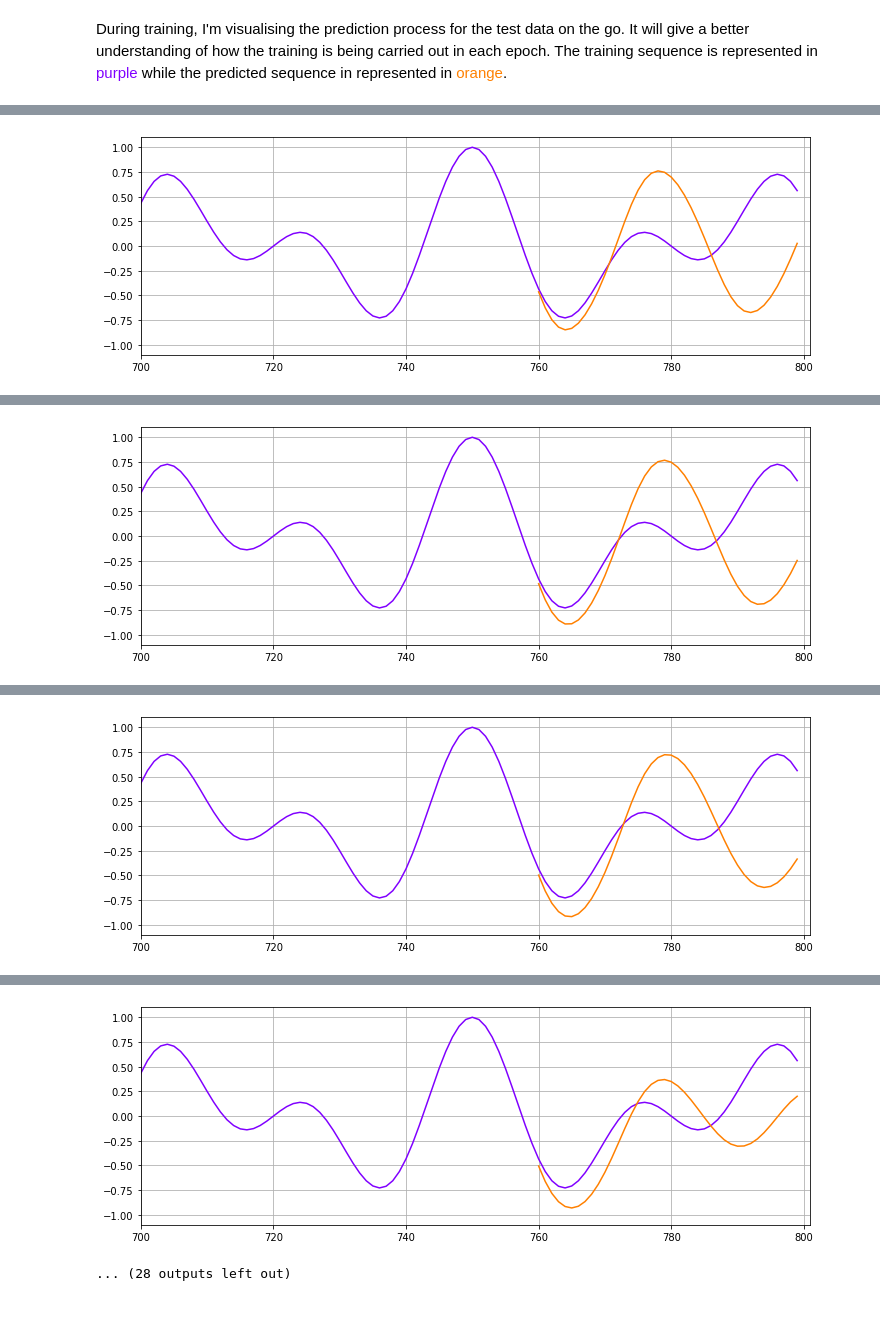
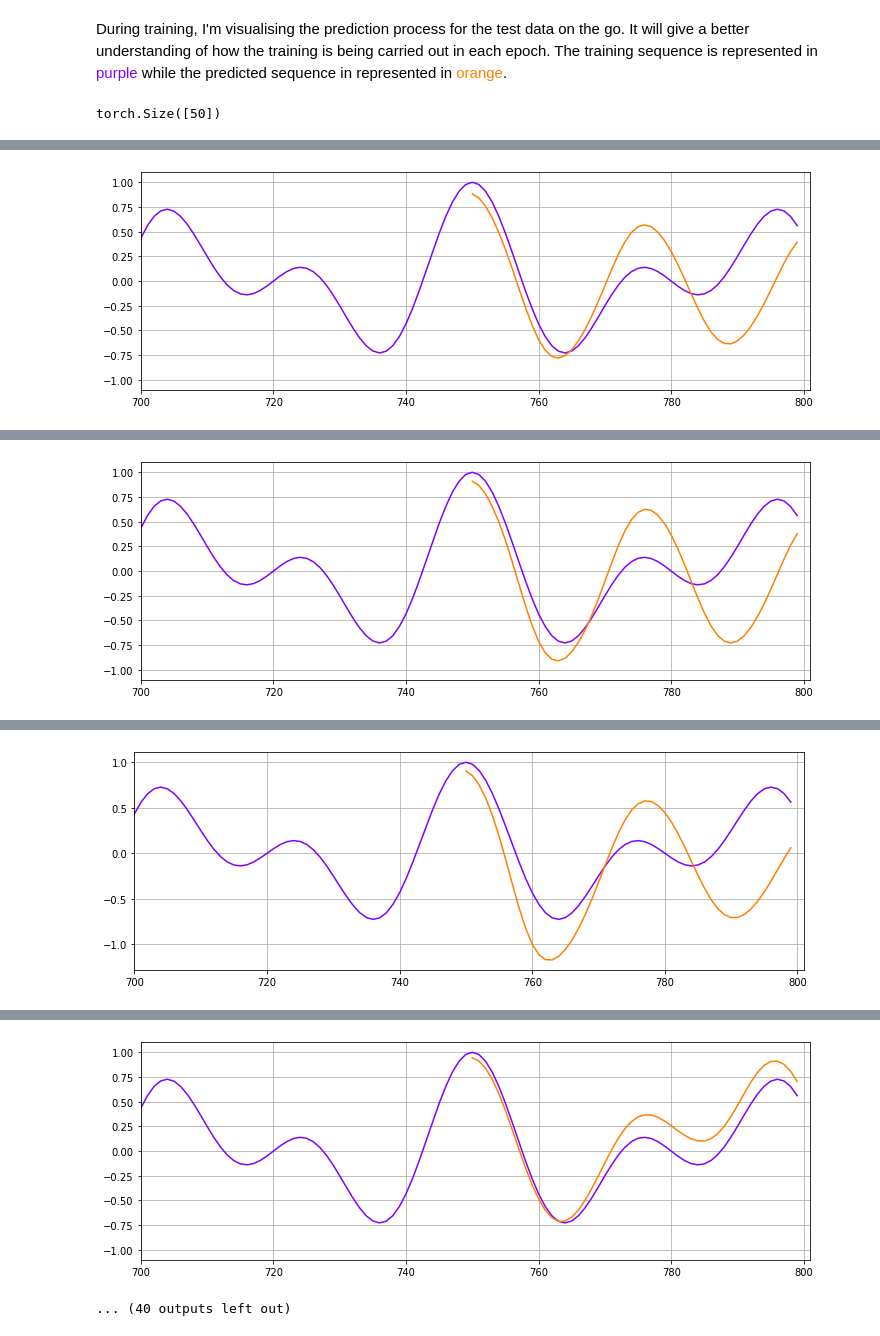
Before and after one commit to sir-timio/neural_labs, a Jupyter notebook: lab6/rnn_forecast.ipynb, the cells around one changed output, grey strips where cells are left out. Drawn from its saved outputs; the diff is of its cells as text; code cells hidden in the pictures.

```diff
--- a/lab6/rnn_forecast.ipynb
+++ b/lab6/rnn_forecast.ipynb
@@ -28,8 +28,10 @@ plt.plot(y.numpy(),color='#8000ff')
 plt.show()
 # %% [output]
 [figure]
+# %%
+WINDOW_SIZE = 50
 # %%
-test_size = 40
+test_size = WINDOW_SIZE
 train_set = y[:-test_size]
 test_set = y[-test_size:]
 # %% [markdown]
@@ -58,7 +60,6 @@ def input_data(seq, ws):
 
     return out
 # %%
-window_size = 40
-train_data = input_data(train_set, window_size)
+train_data = input_data(train_set, WINDOW_SIZE)
 len(train_data)
 # %% [output]
@@ -109,9 +101,13 @@ LSTM(
 #### 4.3 Training <a id = 12></a>
 # %% [markdown]
 During training, I'm visualising the prediction process for the test data on the go. It will give a better understanding of how the training is being carried out in each epoch. The training sequence is represented in <span style="color:#8000ff">purple</span> while the predicted sequence in represented in <span style="color:#ff8000">orange</span>.
+# %%
+y[-WINDOW_SIZE:].shape
+# %% [output]
+torch.Size([50])
 # %%
-epochs = 20
-future = 40
+epochs = 100
+future = WINDOW_SIZE
 
 for i in range(epochs):
 
@@ -127,21 +123,21 @@ for i in range(epochs):
 
     print(f"Epoch {i} Loss: {loss.item()}")
 
-    preds = train_set[-window_size:].tolist()
+    preds = train_set[-WINDOW_SIZE:].tolist()
     for f in range(future):
-        seq = torch.FloatTensor(preds[-window_size:])
+        seq = torch.FloatTensor(preds[-WINDOW_SIZE:])
         with torch.no_grad():
             model.hidden = (torch.zeros(1,1,model.hidden_size),
                            torch.zeros(1,1,model.hidden_size))
             preds.append(model(seq).item())
 
-    loss = criterion(torch.tensor(preds[-window_size:]), y[760:])
+    loss = criterion(torch.tensor(preds[-WINDOW_SIZE:]), y[-WINDOW_SIZE:])
     print(f"Performance on test range: {loss}")
 
     plt.figure(figsize=(12,4))
     plt.xlim(700,801)
     plt.grid(True)
     plt.plot(y.numpy(),color='#8000ff')
-    plt.plot(range(760,800),preds[window_size:],color='#ff8000')
+    plt.plot(range(800-WINDOW_SIZE,800),preds[WINDOW_SIZE:],color='#ff8000')
     plt.show()
 # %% [output]
@@ -156 +152 @@ Performance on test range: 0.38225698471069336
-[figure, old version]
+[figure, new version]
@@ -159 +155 @@ Performance on test range: 0.4424157738685608
-[figure, old version]
+[figure, new version]
@@ -162 +158 @@ Performance on test range: 0.416664183139801
-[figure, old version]
+[figure, new version]
@@ -165,2 +161,2 @@ Performance on test range: 0.16012166440486908
-[figure, old version]
+[figure, new version]
-... (28 outputs left out)
+... (40 outputs left out)
```
Also changed, not shown: parts of 4 cells of this notebook, 1 other file.
